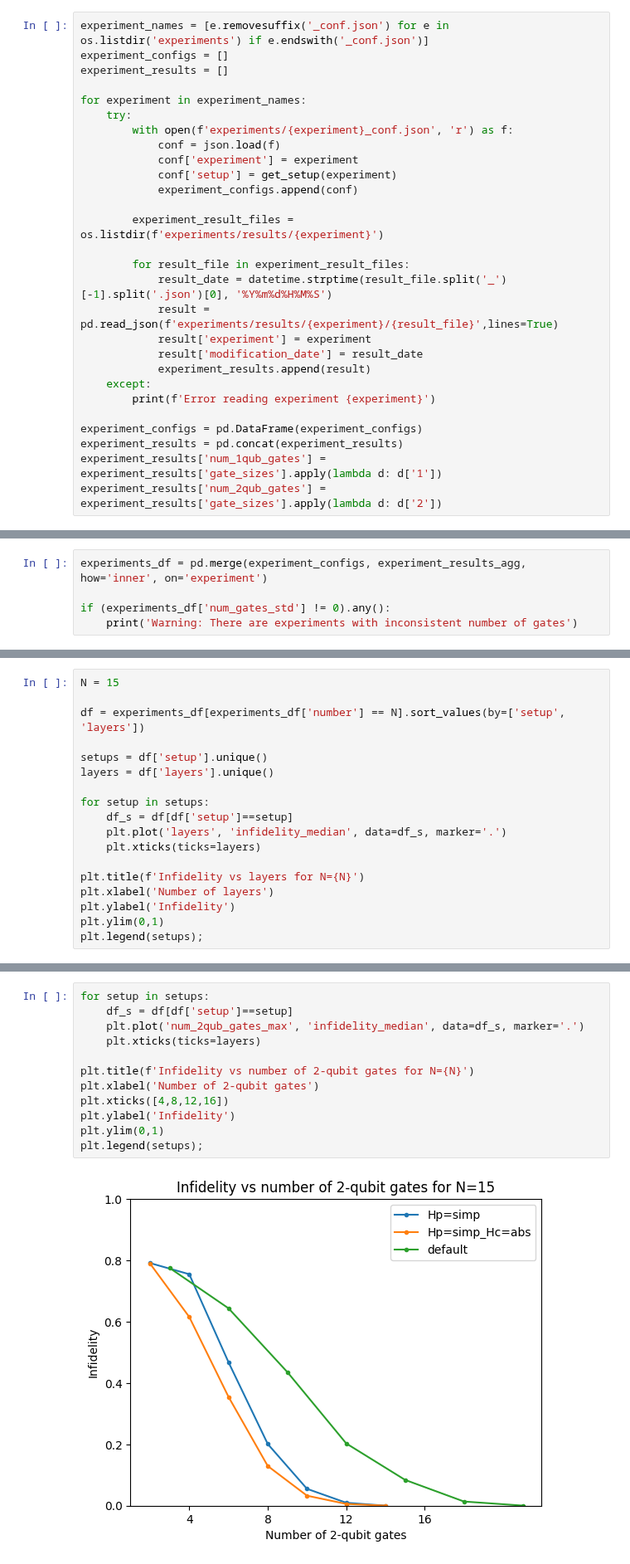
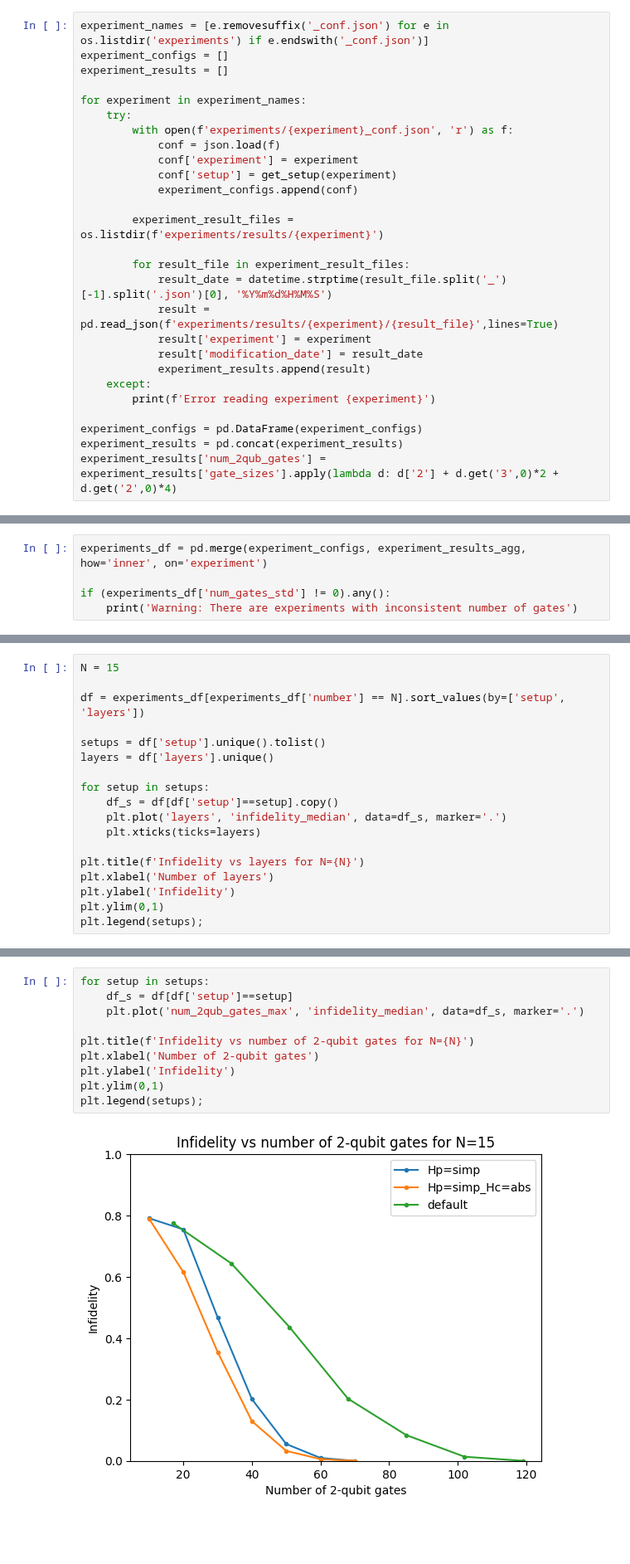
Before and after one commit to fpllcr/master-thesis, a Jupyter notebook: qaoa_factorization/notebooks/analysis.ipynb, the cells around one changed output, grey strips where cells are left out. Shown at 83% size. Saved outputs shown, nothing was run; the diff lists cells and outputs as text; blank space fills up the shorter version.

```diff
--- a/qaoa_factorization/notebooks/analysis.ipynb
+++ b/qaoa_factorization/notebooks/analysis.ipynb
@@ -38,8 +39,7 @@ for experiment in experiment_names:
 
 experiment_configs = pd.DataFrame(experiment_configs)
 experiment_results = pd.concat(experiment_results)
-experiment_results['num_1qub_gates'] = experiment_results['gate_sizes'].apply(lambda d: d['1'])
-experiment_results['num_2qub_gates'] = experiment_results['gate_sizes'].apply(lambda d: d['2'])
+experiment_results['num_2qub_gates'] = experiment_results['gate_sizes'].apply(lambda d: d['2'] + d.get('3',0)*2 + d.get('2',0)*4)
 # %%
 experiment_results_agg = (
     experiment_results
@@ -78,11 +78,11 @@ N = 15
 
 df = experiments_df[experiments_df['number'] == N].sort_values(by=['setup', 'layers'])
 
-setups = df['setup'].unique()
+setups = df['setup'].unique().tolist()
 layers = df['layers'].unique()
 
 for setup in setups:
-    df_s = df[df['setup']==setup]
+    df_s = df[df['setup']==setup].copy()
     plt.plot('layers', 'infidelity_median', data=df_s, marker='.')
     plt.xticks(ticks=layers)
 
@@ -96,14 +96,12 @@ plt.legend(setups);
 # %%
 for setup in setups:
     df_s = df[df['setup']==setup]
     plt.plot('num_2qub_gates_max', 'infidelity_median', data=df_s, marker='.')
-    plt.xticks(ticks=layers)
 
 plt.title(f'Infidelity vs number of 2-qubit gates for N={N}')
 plt.xlabel('Number of 2-qubit gates')
-plt.xticks([4,8,12,16])
 plt.ylabel('Infidelity')
 plt.ylim(0,1)
 plt.legend(setups);
 # %% [output]
-[figure, old version]
+[figure, new version]
```
Also changed, not shown: parts of 13 cells of this notebook.
